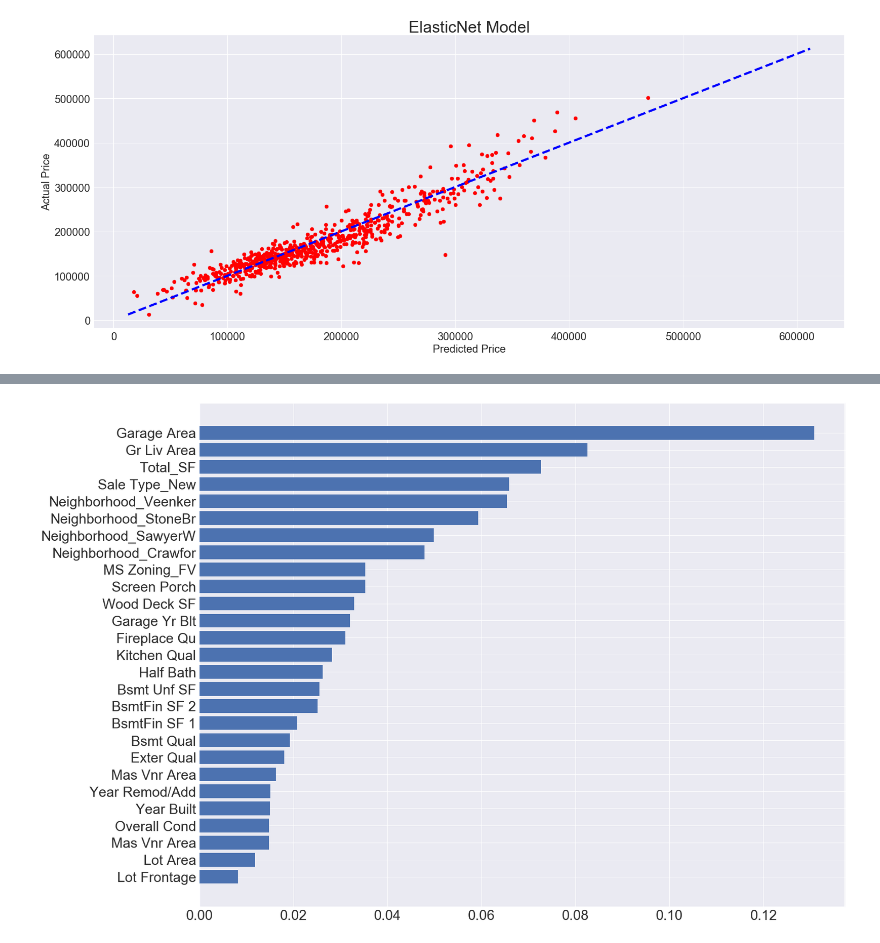
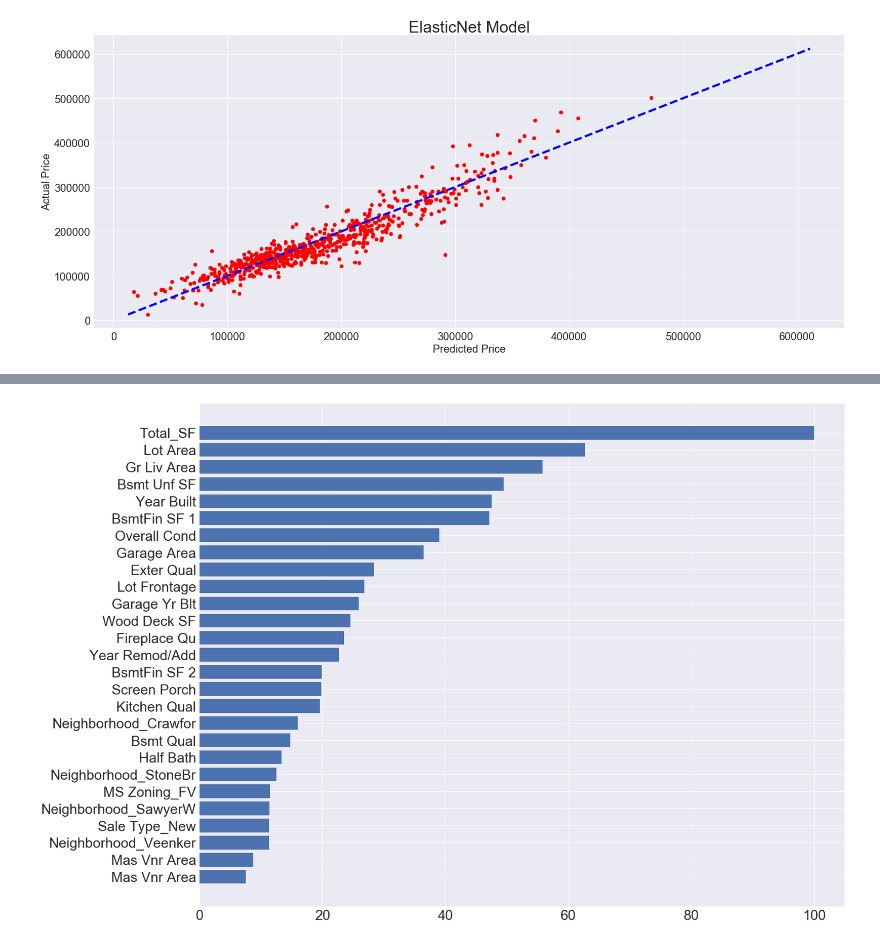
Before and after one commit to jasonjklim/Ames_house, a Jupyter notebook: project_3_regression_final_version.ipynb, the cells around one changed output, grey strips where cells are left out. Cells and saved outputs as stored; diff of their text form; code cells hidden in the pictures.

```diff
--- a/project_3_regression_final_version.ipynb
+++ b/project_3_regression_final_version.ipynb
@@ -509,7 +494,7 @@ sel_col = ['Lot Frontage', 'Lot Area', 'Mas Vnr Area', 'Overall Cond', 'Year Bui
        'Screen Porch','MS Zoning_FV', 'Neighborhood_Crawfor','Neighborhood_SawyerW', 'Neighborhood_StoneBr',
        'Neighborhood_Veenker', 'Sale Type_New', 'Total_SF', 'Gr Liv Area', 'Garage Area']
 # %%
-X_train= X_train[sel_col]
-X_test = X_test[sel_col]
+X_train= X_train[sel_col].copy()
+X_test = X_test[sel_col].copy()
 # %%
 # Change scales for X_train and X_test
@@ -647,0 +584,5 @@ for x in Xs_test:
+# %%
+ordered_fi_list = []
+
+for i in sorted_idx:
+    ordered_fi_list.append(sel_col[i])
@@ -647,0 +598,16 @@ for x in Xs_test:
+# %%
+# GradientBoostingregressor
+
+gbr = GradientBoostingRegressor()
+gbr_params = {
+    'n_estimators': range(50,200, 50),
+    'max_depth': range(1,10),
+    'max_features': ['auto', 'log2', None]
+
+}
+gbr_model = GridSearchCV(gbr, param_grid=gbr_params, cv=20, n_jobs=3, verbose=1)
+gbr_model.fit(Xs_train, y_train)
+print('best score', gbr_model.best_score_)
+
+print('best param', gbr_model.best_params_)
+gbr_model_be = gbr_model.best_estimator_
@@ -696,13 +641,20 @@ ax.tick_params(labelsize=20);
+# %%
+gbr.fit(Xs_train, y_train)
+feature_importance = gbr.feature_importances_
+feature_importance = 100 * (feature_importance / feature_importance.max())
+sorted_idx = np.argsort(feature_importance)
+pos = np.arange(sorted_idx.shape[0]) + .5
+
+ordered_fi_list = []
+for i in sorted_idx:
+    ordered_fi_list.append(sel_col[i])
 # %%
 fig, ax = plt.subplots(figsize=(25,20))
-gbr.fit(Xs_train, y_train)
-feature_importance = gbr.feature_importances_
-# feature_importance = 100 * (feature_importance / feature_importance.max())
-sorted_idx = np.argsort(feature_importance)
-pos = np.arange(sorted_idx.shape[0]) + .5
+
 plt.barh(pos, feature_importance[sorted_idx], align='center')
-plt.yticks(pos, sel_col)
+
+plt.yticks(pos, ordered_fi_list)
 ax.tick_params(labelsize=30);
 # %% [output]
-[figure, old version]
+[figure, new version]
 # %%
```
Also changed, not shown: parts of 50 cells of this notebook, 1 other file.
